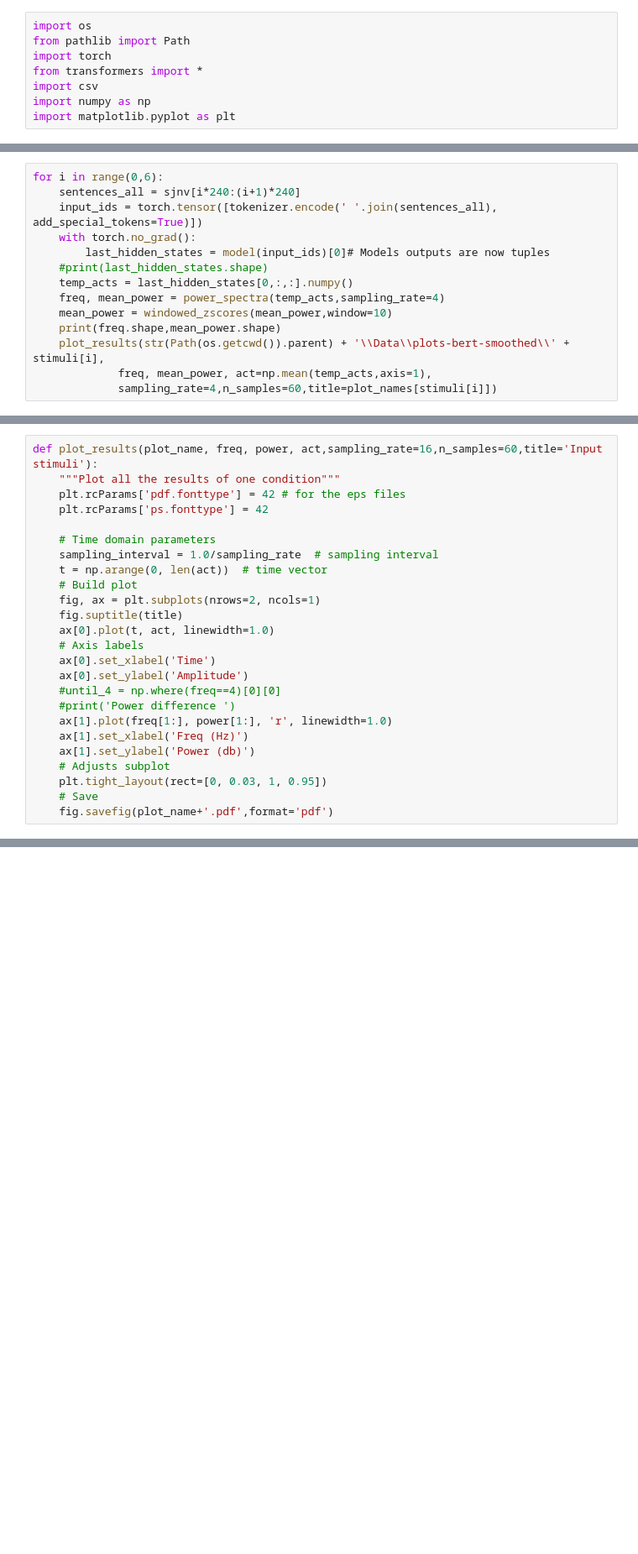
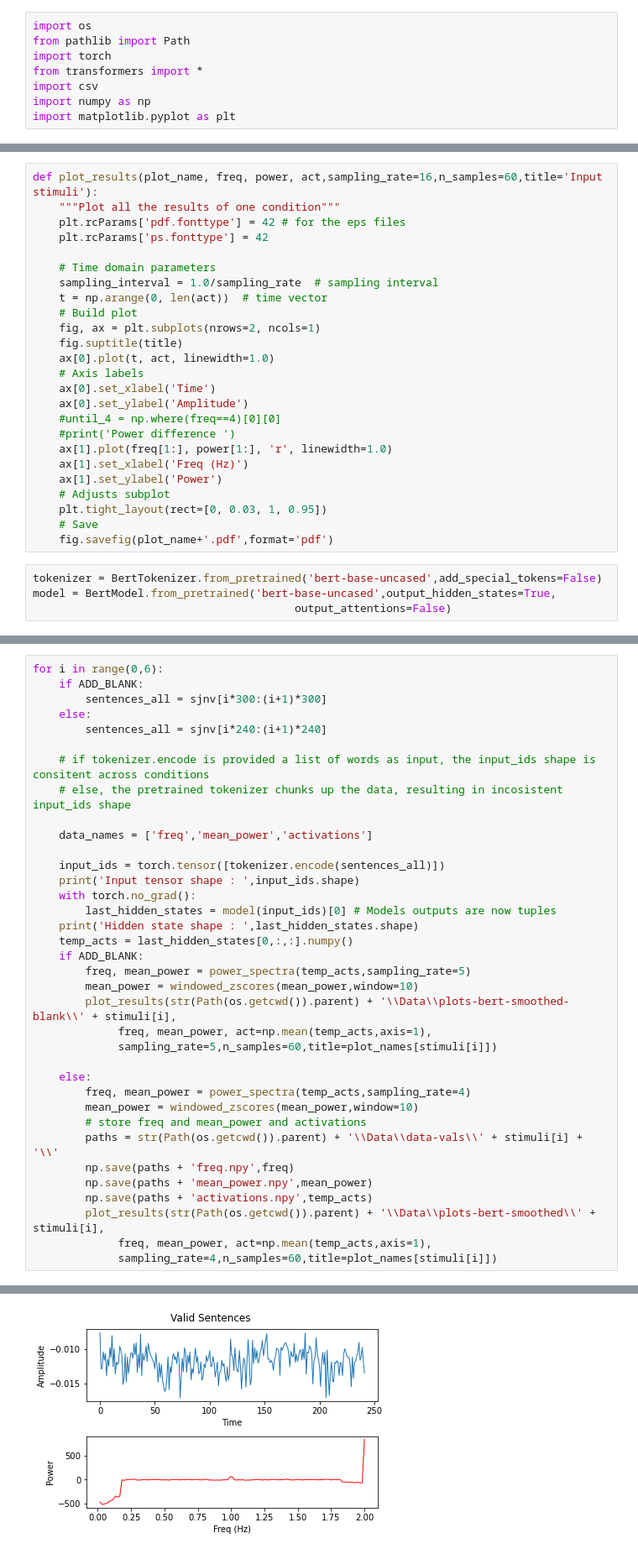
Before and after one commit to KarthikeyaKaushik/rnn-oscillations, a Jupyter notebook: BERT/Code/Bert-modelling.ipynb, the cells around one changed output, grey strips where cells are left out. Shown: that part at 84% size. Drawn from its saved outputs; the diff is of its cells as text; blank space fills up the shorter version.

Commit message:
changed tokenizer setup

```diff
--- a/BERT/Code/Bert-modelling.ipynb
+++ b/BERT/Code/Bert-modelling.ipynb
@@ -109,17 +130,3 @@ def windowed_zscores(vals,window=10):
         else:
             scores[i] = vals[i] - np.concatenate([vals[i+1:i+1+window],vals[i-window:i]]).mean()
     return scores
-# %%
-for i in range(0,6):
-    sentences_all = sjnv[i*240:(i+1)*240]
-    input_ids = torch.tensor([tokenizer.encode(' '.join(sentences_all), add_special_tokens=True)])
-    with torch.no_grad():
-        last_hidden_states = model(input_ids)[0]# Models outputs are now tuples
-    #print(last_hidden_states.shape)
-    temp_acts = last_hidden_states[0,:,:].numpy()
-    freq, mean_power = power_spectra(temp_acts,sampling_rate=4)
-    mean_power = windowed_zscores(mean_power,window=10)
-    print(freq.shape,mean_power.shape)
-    plot_results(str(Path(os.getcwd()).parent) + '\\Data\\plots-bert-smoothed\\' + stimuli[i],
-             freq, mean_power, act=np.mean(temp_acts,axis=1),
-             sampling_rate=4,n_samples=60,title=plot_names[stimuli[i]])
@@ -194,8 +184,12 @@ def plot_results(plot_name, freq, power, act,sampling_rate=16,n_samples=60,title
     #print('Power difference ')
     ax[1].plot(freq[1:], power[1:], 'r', linewidth=1.0)
     ax[1].set_xlabel('Freq (Hz)')
-    ax[1].set_ylabel('Power (db)')
+    ax[1].set_ylabel('Power')
     # Adjusts subplot
     plt.tight_layout(rect=[0, 0.03, 1, 0.95])
     # Save
     fig.savefig(plot_name+'.pdf',format='pdf')
+# %%
+tokenizer = BertTokenizer.from_pretrained('bert-base-uncased',add_special_tokens=False)
+model = BertModel.from_pretrained('bert-base-uncased',output_hidden_states=True,
+                                        output_attentions=False)
@@ -201,0 +199,37 @@ def plot_results(plot_name, freq, power, act,sampling_rate=16,n_samples=60,title
+# %%
+for i in range(0,6):
+    if ADD_BLANK:
+        sentences_all = sjnv[i*300:(i+1)*300]
+    else:
+        sentences_all = sjnv[i*240:(i+1)*240]
+
+    # if tokenizer.encode is provided a list of words as input, the input_ids shape is consitent across conditions
+    # else, the pretrained tokenizer chunks up the data, resulting in incosistent input_ids shape
+
+    data_names = ['freq','mean_power','activations']
+
+    input_ids = torch.tensor([tokenizer.encode(sentences_all)])
+    print('Input tensor shape : ',input_ids.shape)
+    with torch.no_grad():
+        last_hidden_states = model(input_ids)[0] # Models outputs are now tuples
+    print('Hidden state shape : ',last_hidden_states.shape)
+    temp_acts = last_hidden_states[0,:,:].numpy()
+    if ADD_BLANK:
+        freq, mean_power = power_spectra(temp_acts,sampling_rate=5)
+        mean_power = windowed_zscores(mean_power,window=10)
+        plot_results(str(Path(os.getcwd()).parent) + '\\Data\\plots-bert-smoothed-blank\\' + stimuli[i],
+             freq, mean_power, act=np.mean(temp_acts,axis=1),
+             sampling_rate=5,n_samples=60,title=plot_names[stimuli[i]])
+
+    else:
+        freq, mean_power = power_spectra(temp_acts,sampling_rate=4)
+        mean_power = windowed_zscores(mean_power,window=10)
+        # store freq and mean_power and activations
+        paths = str(Path(os.getcwd()).parent) + '\\Data\\data-vals\\' + stimuli[i] + '\\'
+        np.save(paths + 'freq.npy',freq)
+        np.save(paths + 'mean_power.npy',mean_power)
+        np.save(paths + 'activations.npy',temp_acts)
+        plot_results(str(Path(os.getcwd()).parent) + '\\Data\\plots-bert-smoothed\\' + stimuli[i],
+             freq, mean_power, act=np.mean(temp_acts,axis=1),
+             sampling_rate=4,n_samples=60,title=plot_names[stimuli[i]])
+# %% [output]
@@ -201,0 +248 @@ def plot_results(plot_name, freq, power, act,sampling_rate=16,n_samples=60,title
+[figure, added]
```
Also changed, not shown: parts of 10 cells of this notebook, 30 other files.
